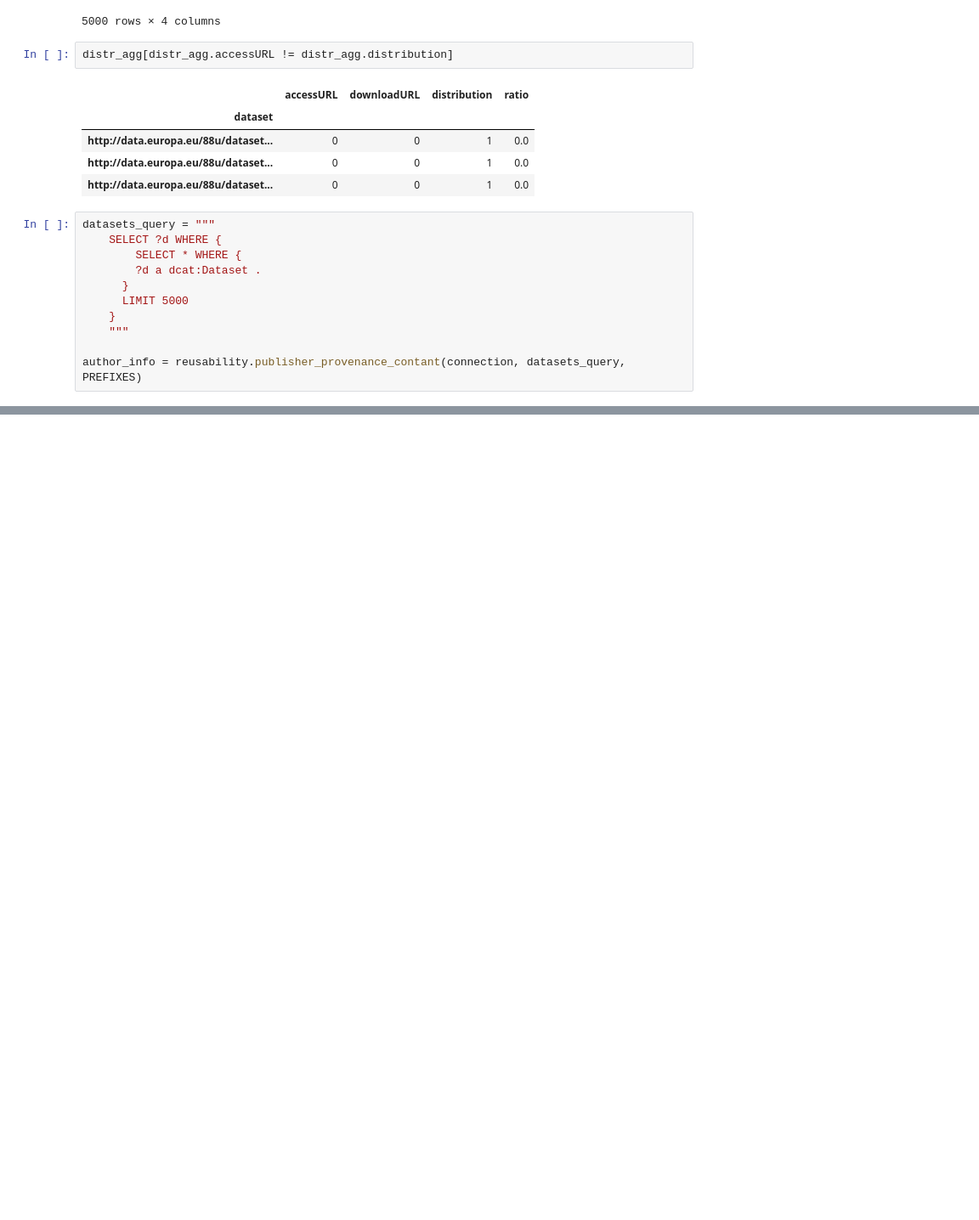
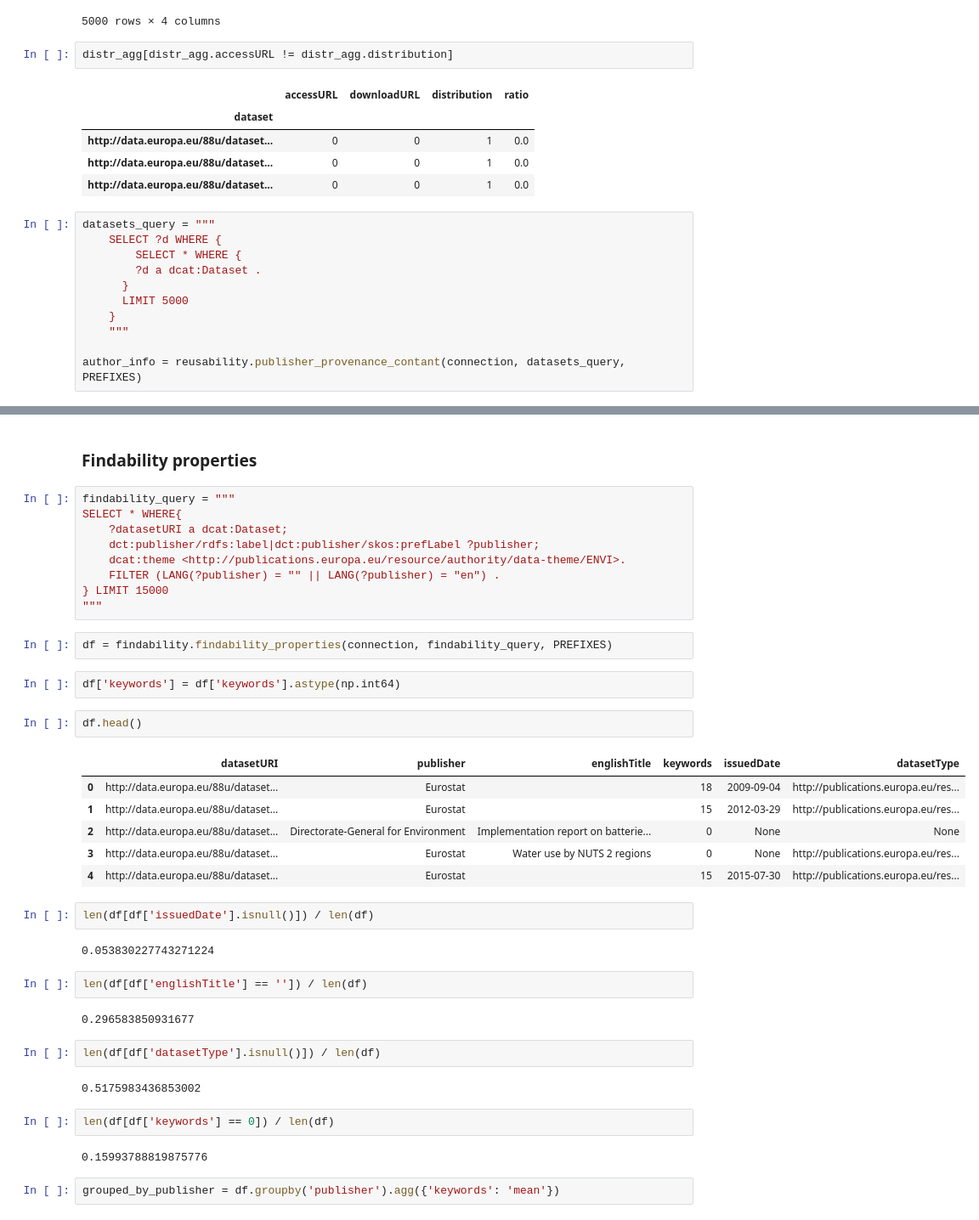
Before and after one commit to rakusp/KG24, a Jupyter notebook: EDA.ipynb, the cells around one changed output, grey strips where cells are left out. Shown: that part at 85% size. Saved outputs shown, nothing was run; the diff lists cells and outputs as text; blank space fills up the shorter version.

Commit message:
add early findability properties and typing

```diff
--- a/EDA.ipynb
+++ b/EDA.ipynb
@@ -136 +137,43 @@ contact       0.8432
 dtype: float64
+# %% [markdown]
+### Findability properties
+# %%
+findability_query = """
+SELECT * WHERE{
+    ?datasetURI a dcat:Dataset;
+    dct:publisher/rdfs:label|dct:publisher/skos:prefLabel ?publisher;
+    dcat:theme <http://publications.europa.eu/resource/authority/data-theme/ENVI>.
+    FILTER (LANG(?publisher) = "" || LANG(?publisher) = "en") .
+} LIMIT 15000
+"""
+# %%
+df = findability.findability_properties(connection, findability_query, PREFIXES)
+# %%
+df['keywords'] = df['keywords'].astype(np.int64)
+# %%
+df.head()
+# %% [output]
+|  | datasetURI | publisher | englishTitle | keywords | issuedDate | datasetType |
+| 0 | http://data.europa.eu/88u/dataset... | Eurostat |  | 18 | 2009-09-04 | http://publications.europa.eu/res... |
+| 1 | http://data.europa.eu/88u/dataset... | Eurostat |  | 15 | 2012-03-29 | http://publications.europa.eu/res... |
+| 2 | http://data.europa.eu/88u/dataset... | Directorate-General for Environment | Implementation report on batterie... | 0 | None | None |
+| 3 | http://data.europa.eu/88u/dataset... | Eurostat | Water use by NUTS 2 regions | 0 | None | http://publications.europa.eu/res... |
+| 4 | http://data.europa.eu/88u/dataset... | Eurostat |  | 15 | 2015-07-30 | http://publications.europa.eu/res... |
+# %%
+len(df[df['issuedDate'].isnull()]) / len(df)
+# %% [output]
+0.053830227743271224
+# %%
+len(df[df['englishTitle'] == '']) / len(df)
+# %% [output]
+0.296583850931677
+# %%
+len(df[df['datasetType'].isnull()]) / len(df)
+# %% [output]
+0.5175983436853002
+# %%
+len(df[df['keywords'] == 0]) / len(df)
+# %% [output]
+0.15993788819875776
+# %%
+grouped_by_publisher = df.groupby('publisher').agg({'keywords': 'mean'})
```
Also changed, not shown: parts of 7 cells of this notebook, 5 other files.
